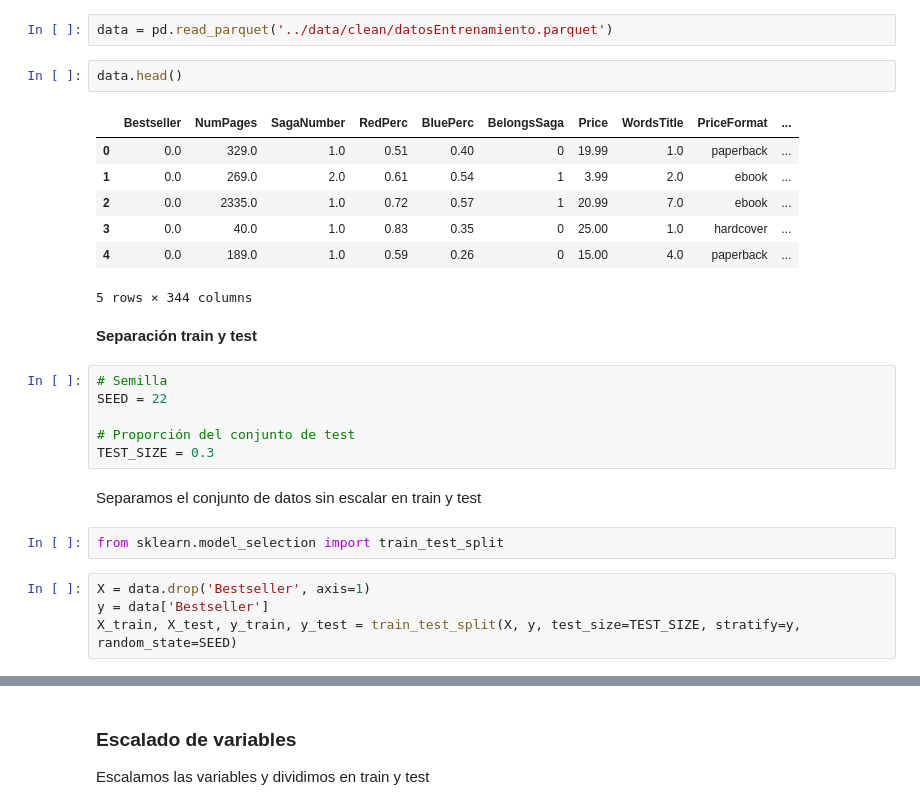
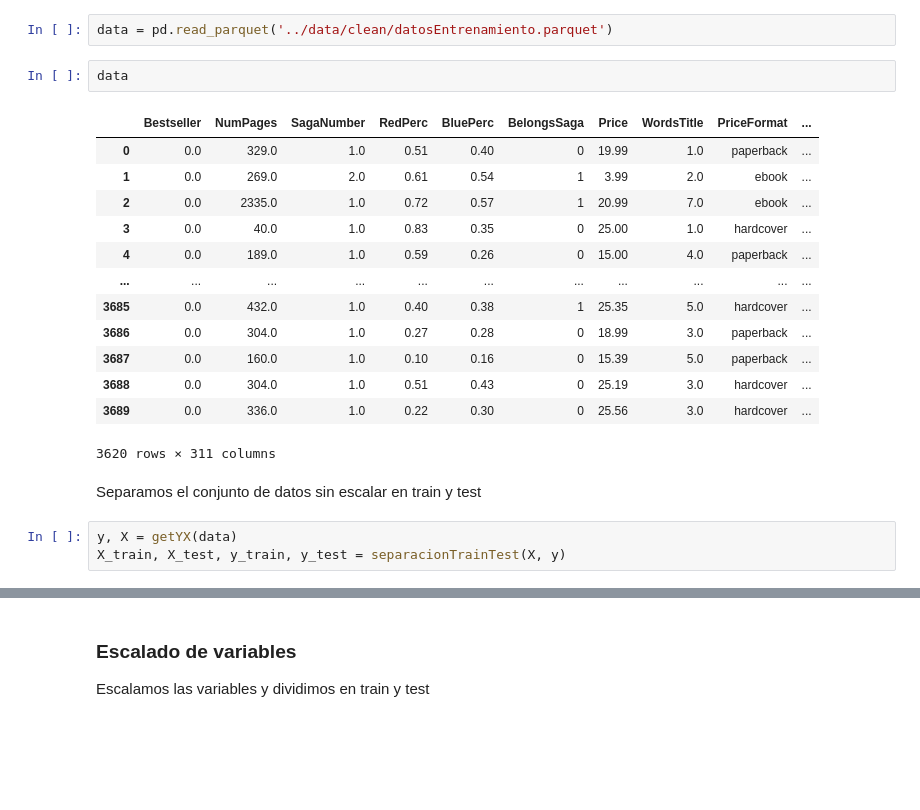
Before and after one commit to MMCCJJ/NOVELLA, a Jupyter notebook: modelos/evaluacionModelosCandidatos.ipynb, the cells around one changed output, grey strips where cells are left out. Cells and saved outputs as stored; diff of their text form; blank space fills up the shorter version.

```diff
--- a/modelos/evaluacionModelosCandidatos.ipynb
+++ b/modelos/evaluacionModelosCandidatos.ipynb
@@ -34,31 +46,26 @@ Archivo datosEntrenamiento.parquet guardado en: ../data/clean\datosEntrenamiento
 # %%
 data = pd.read_parquet('../data/clean/datosEntrenamiento.parquet')
 # %%
-data.head()
+data
 # %% [output]
 |  | Bestseller | NumPages | SagaNumber | RedPerc | BluePerc | BelongsSaga | Price | WordsTitle | PriceFormat | ... |
 | 0 | 0.0 | 329.0 | 1.0 | 0.51 | 0.40 | 0 | 19.99 | 1.0 | paperback | ... |
 | 1 | 0.0 | 269.0 | 2.0 | 0.61 | 0.54 | 1 | 3.99 | 2.0 | ebook | ... |
 | 2 | 0.0 | 2335.0 | 1.0 | 0.72 | 0.57 | 1 | 20.99 | 7.0 | ebook | ... |
 | 3 | 0.0 | 40.0 | 1.0 | 0.83 | 0.35 | 0 | 25.00 | 1.0 | hardcover | ... |
 | 4 | 0.0 | 189.0 | 1.0 | 0.59 | 0.26 | 0 | 15.00 | 4.0 | paperback | ... |
+| ... | ... | ... | ... | ... | ... | ... | ... | ... | ... | ... |
+| 3685 | 0.0 | 432.0 | 1.0 | 0.40 | 0.38 | 1 | 25.35 | 5.0 | hardcover | ... |
+| 3686 | 0.0 | 304.0 | 1.0 | 0.27 | 0.28 | 0 | 18.99 | 3.0 | paperback | ... |
+| 3687 | 0.0 | 160.0 | 1.0 | 0.10 | 0.16 | 0 | 15.39 | 5.0 | paperback | ... |
+| 3688 | 0.0 | 304.0 | 1.0 | 0.51 | 0.43 | 0 | 25.19 | 3.0 | hardcover | ... |
+| 3689 | 0.0 | 336.0 | 1.0 | 0.22 | 0.30 | 0 | 25.56 | 3.0 | hardcover | ... |
-5 rows × 344 columns
+3620 rows × 311 columns
-# %% [markdown]
-**Separación train y test**
-# %%
-# Semilla
-SEED = 22
-
-# Proporción del conjunto de test
-TEST_SIZE = 0.3
 # %% [markdown]
 Separamos el conjunto de datos sin escalar en train y test
-# %%
-from sklearn.model_selection import train_test_split
 # %%
-X = data.drop('Bestseller', axis=1)
-y = data['Bestseller']
-X_train, X_test, y_train, y_test = train_test_split(X, y, test_size=TEST_SIZE, stratify=y, random_state=SEED)
+y, X = getYX(data)
+X_train, X_test, y_train, y_test = separacionTrainTest(X, y)
 # %%
 X_test.head()
 # %% [output]
```
Also changed, not shown: parts of 27 cells of this notebook.
